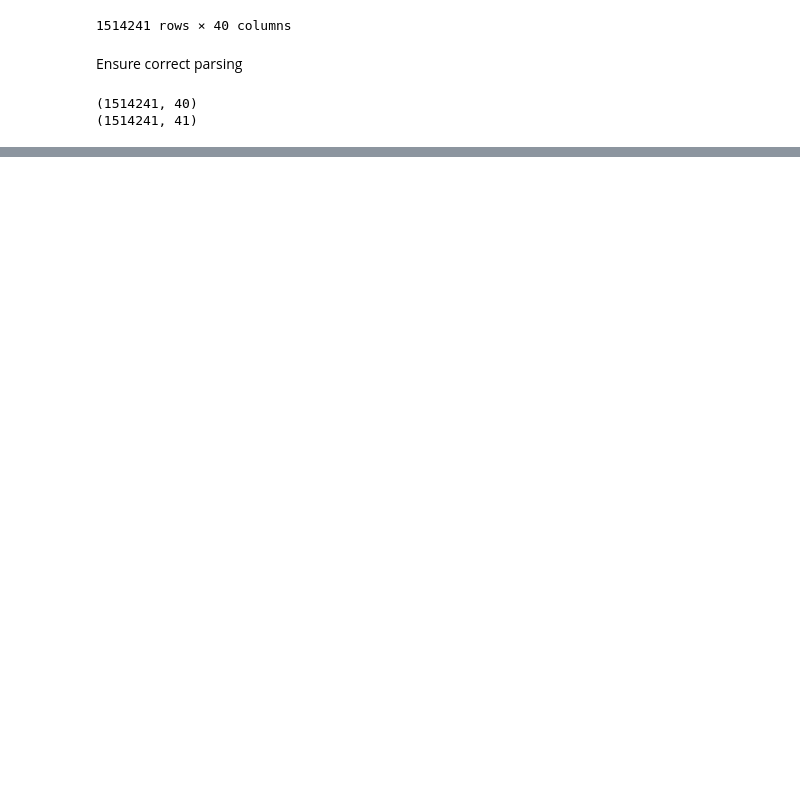
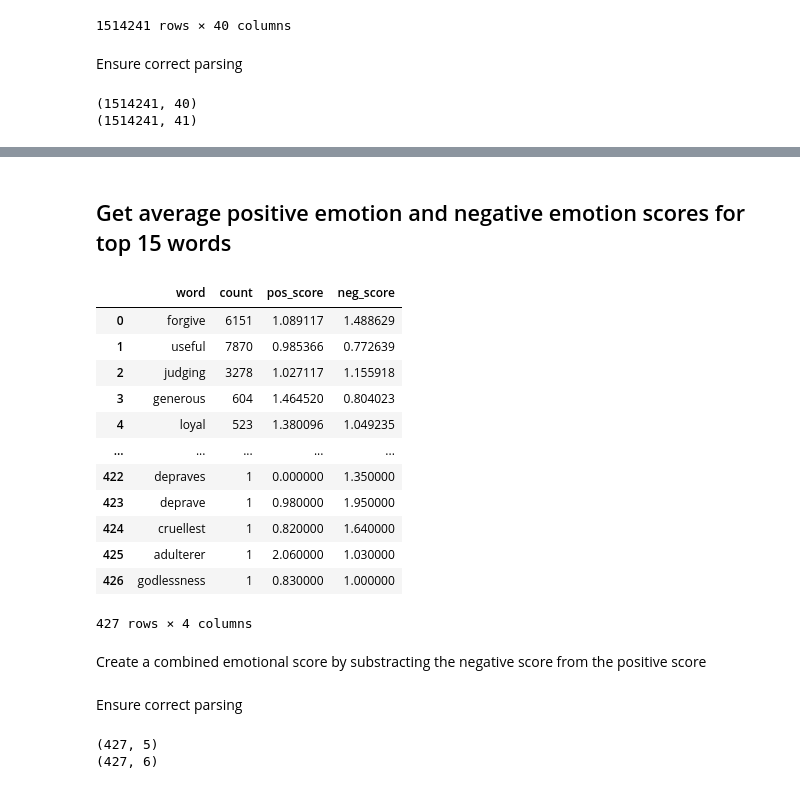
Before and after one commit to natashacarpcast/moralization-selfimprovement, a Jupyter notebook: 02-LIWC.ipynb, the cells around one changed output, grey strips where cells are left out. Cells and saved outputs as stored; diff of their text form; code cells hidden in the pictures; blank space fills up the shorter version.

Commit message:
feature engineering for data vis of liwc

```diff
--- a/02-LIWC.ipynb
+++ b/02-LIWC.ipynb
@@ -75,0 +200,56 @@ print(saved_csv.shape)
+# %%
+selfimprovement2["moral_words"] = selfimprovement2["cleaned_text"].apply(lambda x: get_moral_words(x))
+# %% [markdown]
+## Get average positive emotion and negative emotion scores for top 15 words
+# %%
+def get_avg_emotion(df, moral_dict):
+    avg_pos_emotion = {}
+    avg_neg_emotion = {}
+
+    for idx, row in df.iterrows():
+        for word in row["moral_words"]:
+            avg_pos_emotion[word] = avg_pos_emotion.get(word, 0) + row["emo_pos"]
+            avg_neg_emotion[word] = avg_neg_emotion.get(word, 0) + row["emo_neg"]
+
+    for word, value in avg_pos_emotion.items():
+        avg_pos_emotion[word] = value / moral_dict[word]
+
+    for word, value in avg_neg_emotion.items():
+        avg_neg_emotion[word] = value / moral_dict[word]
+
+    return avg_pos_emotion, avg_neg_emotion
+# %%
+avg_pos, avg_neg = get_avg_emotion(selfimprovement2, moral_dict)
+# %%
+def create_emotion_df(avg_pos_emotion, avg_neg_emotion, moral_dict):
+    # Create a dictionary with words as keys and their corresponding pos, neg scores and counts as values
+    data = {
+        'word': list(avg_pos_emotion.keys()),
+        'count': [moral_dict.get(word, 0) for word in avg_pos_emotion],  # Use moral_dict to get word count
+        'pos_score': [avg_pos_emotion.get(word, 0) for word in avg_pos_emotion],
+        'neg_score': [avg_neg_emotion.get(word, 0) for word in avg_neg_emotion]
+    }
+
+    # Convert to DataFrame
+    df = pd.DataFrame(data)
+
+    return df
+# %%
+df_moral_words = create_emotion_df(avg_pos, avg_neg, moral_dict)
+df_moral_words
+# %% [output]
+|  | word | count | pos_score | neg_score |
+| 0 | forgive | 6151 | 1.089117 | 1.488629 |
+| 1 | useful | 7870 | 0.985366 | 0.772639 |
+| 2 | judging | 3278 | 1.027117 | 1.155918 |
+| 3 | generous | 604 | 1.464520 | 0.804023 |
+| 4 | loyal | 523 | 1.380096 | 1.049235 |
+| ... | ... | ... | ... | ... |
+| 422 | depraves | 1 | 0.000000 | 1.350000 |
+| 423 | deprave | 1 | 0.980000 | 1.950000 |
+| 424 | cruellest | 1 | 0.820000 | 1.640000 |
+| 425 | adulterer | 1 | 2.060000 | 1.030000 |
+| 426 | godlessness | 1 | 0.830000 | 1.000000 |
+427 rows × 4 columns
+# %% [markdown]
+Create a combined emotional score by substracting the negative score from the positive score
@@ -75,0 +260,10 @@ print(saved_csv.shape)
+# %% [markdown]
+Ensure correct parsing
+# %%
+saved_csv = pd.read_csv("datavis/moral_words.csv")
+
+print(df_moral_words.shape)
+print(saved_csv.shape)
+# %% [output]
+(427, 5)
+(427, 6)
```
Also changed, not shown: parts of 10 cells of this notebook.
